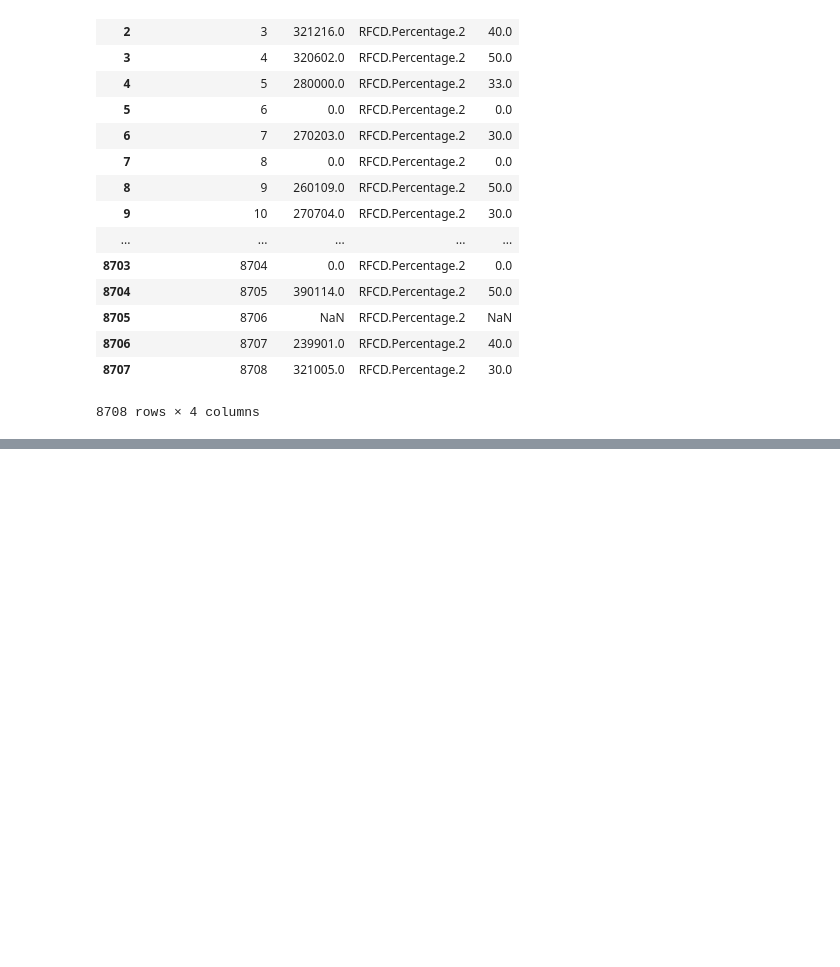
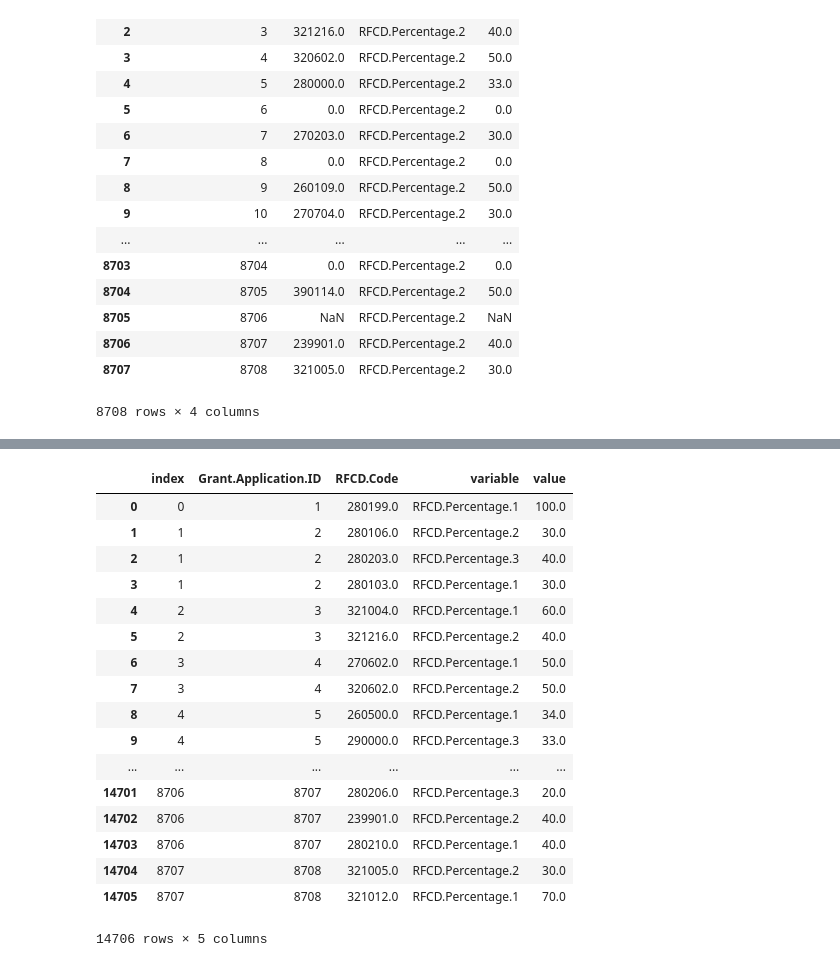
Before and after one commit to diegoami/DSRetreat_Melbourne_DIOLEM, a Jupyter notebook: sandbox/Testmelt.ipynb, the cells around one changed output, grey strips where cells are left out. Saved outputs shown, nothing was run; the diff lists cells and outputs as text; code cells hidden in the pictures; blank space fills up the shorter version.

```diff
--- a/sandbox/Testmelt.ipynb
+++ b/sandbox/Testmelt.ipynb
@@ -122,0 +144,4 @@ rcd2
+# %%
+rcd3 = rfcds.melt( id_vars=['Grant.Application.ID','RFCD.Code.3'], value_vars=['RFCD.Percentage.3']).rename(columns={'RFCD.Code.3': 'RFCD.Code', 'RFCD.Percentage.3' : 'RFCD.Percentage' })
+# %%
+rcd4 = rfcds.melt( id_vars=['Grant.Application.ID','RFCD.Code.4'], value_vars=['RFCD.Percentage.4']).rename(columns={'RFCD.Code.4': 'RFCD.Code', 'RFCD.Percentage.4' : 'RFCD.Percentage' })
@@ -122,0 +169,4 @@ rcd2
+# %%
+rdcn = pd.concat([rcd1, rcd2, rcd3, rcd4]).sort_values(by='Grant.Application.ID')
+# %%
+rdmelted = rdcn.loc[rdcn['value'] > 0].reset_index()
@@ -122,0 +175,21 @@ rcd2
+# %%
+rdmelted
+# %% [output]
+|  | index | Grant.Application.ID | RFCD.Code | variable | value |
+| 0 | 0 | 1 | 280199.0 | RFCD.Percentage.1 | 100.0 |
+| 1 | 1 | 2 | 280106.0 | RFCD.Percentage.2 | 30.0 |
+| 2 | 1 | 2 | 280203.0 | RFCD.Percentage.3 | 40.0 |
+| 3 | 1 | 2 | 280103.0 | RFCD.Percentage.1 | 30.0 |
+| 4 | 2 | 3 | 321004.0 | RFCD.Percentage.1 | 60.0 |
+| 5 | 2 | 3 | 321216.0 | RFCD.Percentage.2 | 40.0 |
+| 6 | 3 | 4 | 270602.0 | RFCD.Percentage.1 | 50.0 |
+| 7 | 3 | 4 | 320602.0 | RFCD.Percentage.2 | 50.0 |
+| 8 | 4 | 5 | 260500.0 | RFCD.Percentage.1 | 34.0 |
+| 9 | 4 | 5 | 290000.0 | RFCD.Percentage.3 | 33.0 |
+| ... | ... | ... | ... | ... | ... |
+| 14701 | 8706 | 8707 | 280206.0 | RFCD.Percentage.3 | 20.0 |
+| 14702 | 8706 | 8707 | 239901.0 | RFCD.Percentage.2 | 40.0 |
+| 14703 | 8706 | 8707 | 280210.0 | RFCD.Percentage.1 | 40.0 |
+| 14704 | 8707 | 8708 | 321005.0 | RFCD.Percentage.2 | 30.0 |
+| 14705 | 8707 | 8708 | 321012.0 | RFCD.Percentage.1 | 70.0 |
+14706 rows × 5 columns
```
Also changed, not shown: parts of 3 cells of this notebook, 1 other file.
